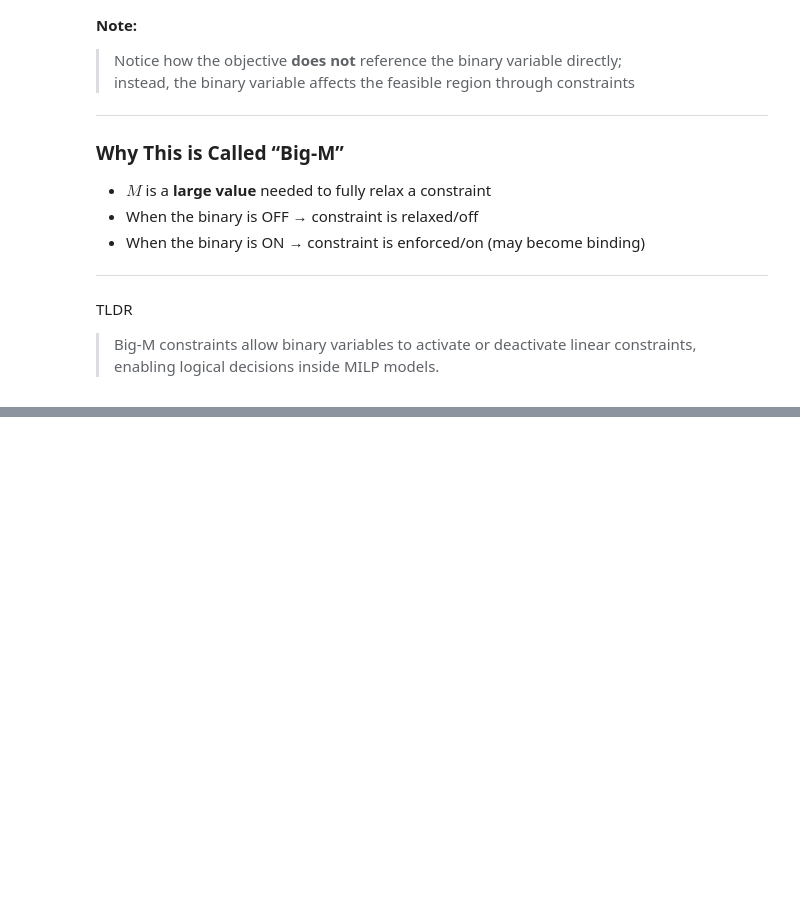
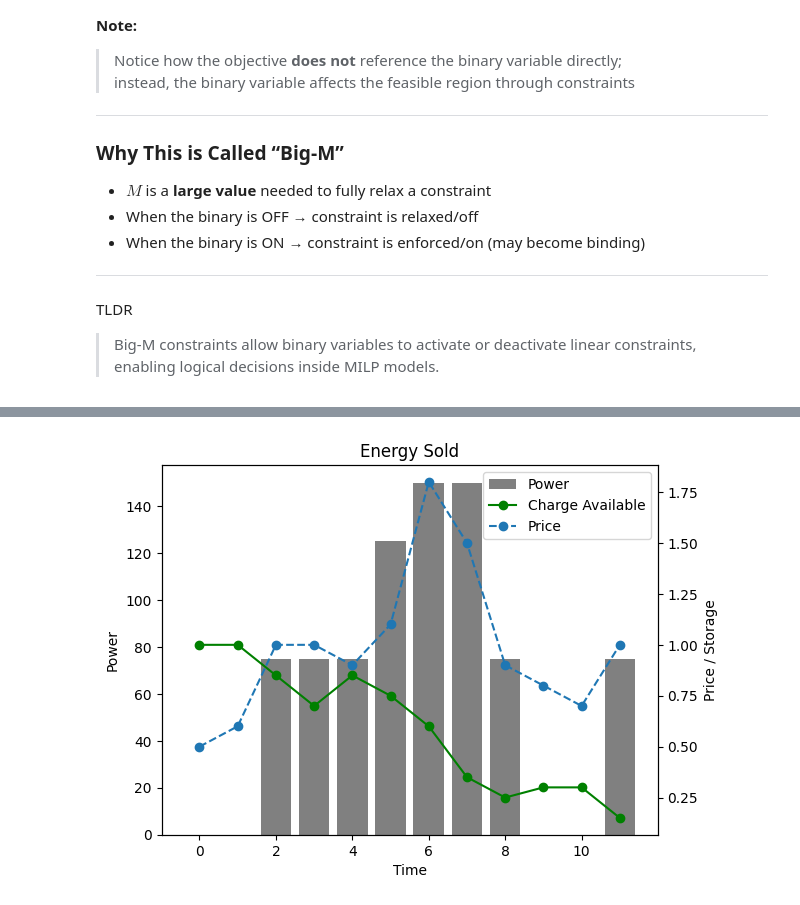
Before and after one commit to Andreas-Lukito/pyomo_introduction, a Jupyter notebook: 03_Mixed_Integer_Linear_Programming.ipynb, the cells around one changed output, grey strips where cells are left out. Drawn from its saved outputs; the diff is of its cells as text; code cells hidden in the pictures; blank space fills up the shorter version.

```diff
--- a/03_Mixed_Integer_Linear_Programming.ipynb
+++ b/03_Mixed_Integer_Linear_Programming.ipynb
@@ -134,0 +200,2 @@ TLDR
+# %%
+model = pyomo.ConcreteModel()
@@ -134,0 +297,9 @@ TLDR
+# %%
+# this time we would pass a function as the objective
+def obj_func(model): # in Pyomo, the model is always passed in
+    # sum of all the revenue at t
+    return sum([model.w[t] * model.price[t] for t in model.T])
+
+model.objective = pyomo.Objective(rule = obj_func,
+                                  sense = pyomo.maximize
+                                  )
@@ -134,0 +371,4 @@ TLDR
+# %%
+print(f"time \t price \t power \t charge_available")
+for t in model.T:
+    print(f"{t} \t {model.price[t]:.2f} \t {model.w[t]():>5.1f} \t {model.s[t]():5.1f}")
@@ -134,0 +389,35 @@ TLDR
+# %%
+fig, ax1 = plt.subplots()
+
+# Power (left axis)
+ax1.bar(range(len(P_t)), [model.w[t]() for t in model.T], color="gray", label="Power")
+ax1.set_ylabel("Power")
+ax1.set_xlabel("Time")
+
+# Second axis
+ax2 = ax1.twinx()
+ax2.plot(
+    range(len(P_t)),
+    [model.s[t]() / model.S0 for t in model.T],
+    color="green",
+    label="Charge Available",
+    marker="o"
+)
+ax2.plot(
+    range(len(P_t)),
+    [model.price[t] for t in model.T],
+    label="Price",
+    linestyle="--",
+    marker="o"
+)
+ax2.set_ylabel("Price / Storage")
+
+# Combine legends
+lines1, labels1 = ax1.get_legend_handles_labels()
+lines2, labels2 = ax2.get_legend_handles_labels()
+ax1.legend(lines1 + lines2, labels1 + labels2)
+
+plt.title("Energy Sold")
+plt.show()
+# %% [output]
+[figure, added]
```
Also changed, not shown: parts of 25 cells of this notebook, 1 other file.
